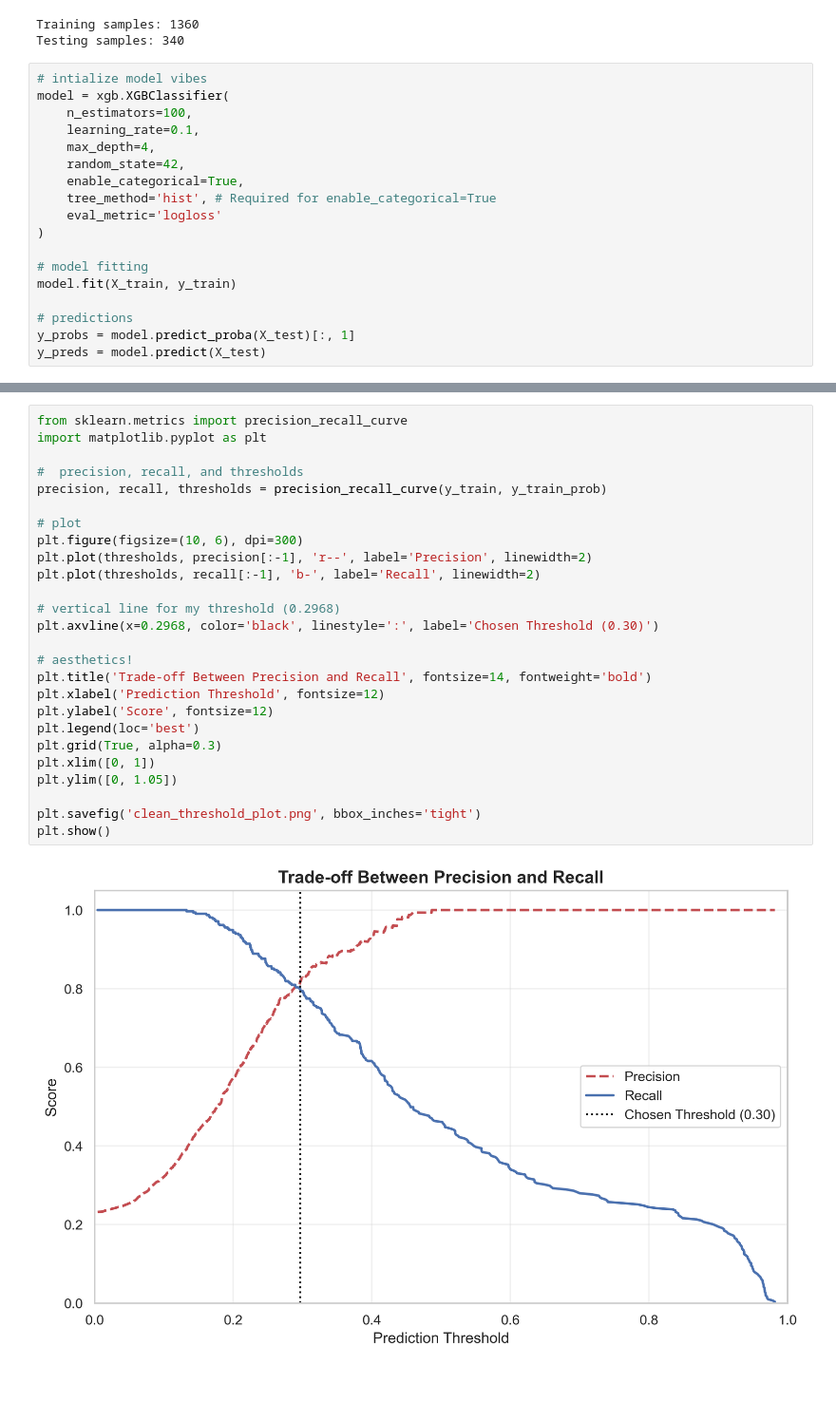
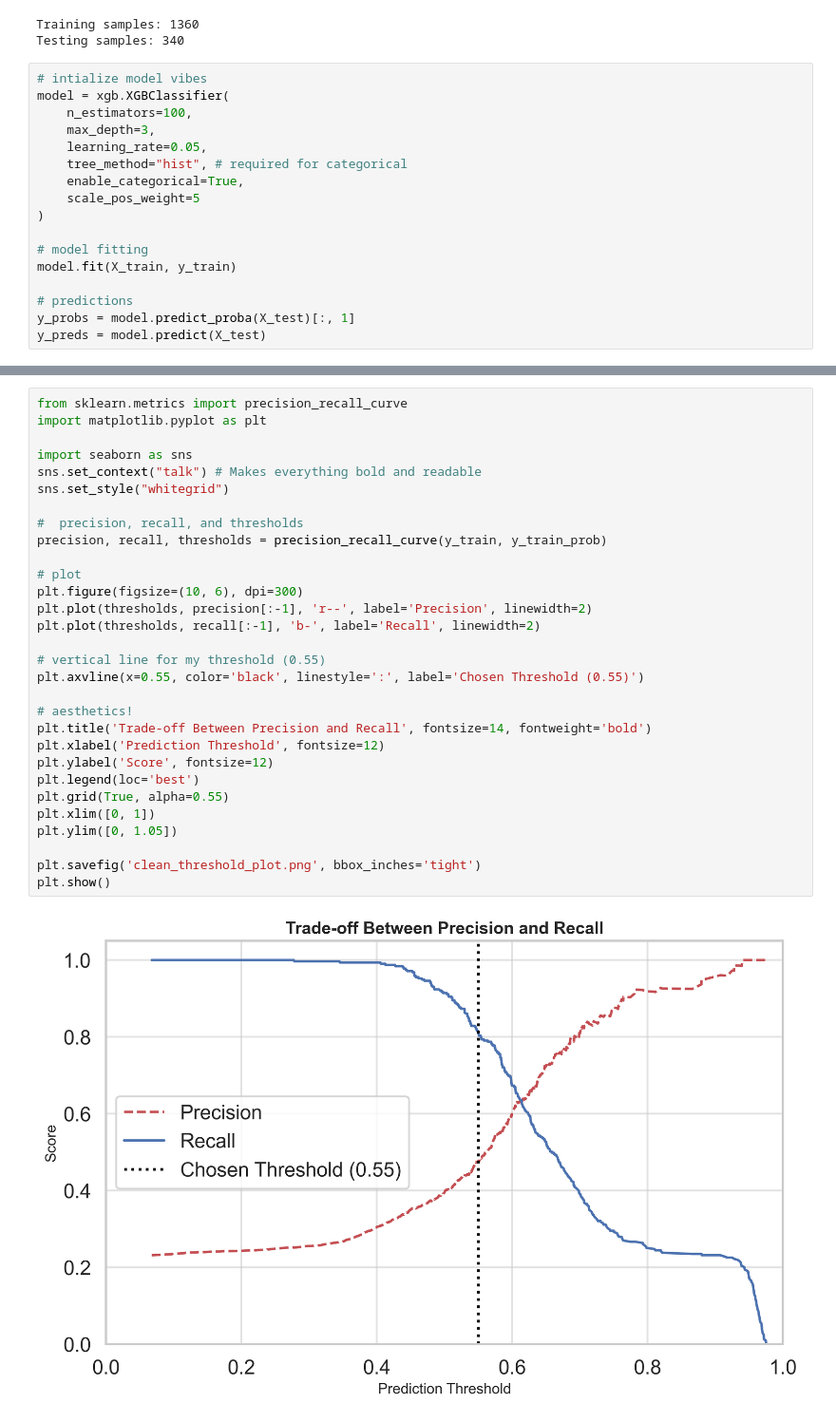
Before and after one commit to maxxhvo/Myocardial-Infarction-ML-Project, a Jupyter notebook: XG_Boost_Modeling/xgboost.ipynb, the cells around one changed output, grey strips where cells are left out. Shown at 95% size. Cells and saved outputs as stored; diff of their text form; blank space fills up the shorter version.

```diff
--- a/XG_Boost_Modeling/xgboost.ipynb
+++ b/XG_Boost_Modeling/xgboost.ipynb
@@ -55,12 +55,11 @@ Testing samples: 340
 # intialize model vibes
 model = xgb.XGBClassifier(
     n_estimators=100,
-    learning_rate=0.1,
-    max_depth=4,
-    random_state=42,
+    max_depth=3,
+    learning_rate=0.05,
+    tree_method="hist", # required for categorical
     enable_categorical=True,
-    tree_method='hist', # Required for enable_categorical=True
-    eval_metric='logloss'
+    scale_pos_weight=5
 )
 
 # model fitting
@@ -200,28 +219,32 @@ ConfusionMatrixDisplay(cm).plot()
 # %%
 from sklearn.metrics import precision_recall_curve
 import matplotlib.pyplot as plt
+
+import seaborn as sns
+sns.set_context("talk") # Makes everything bold and readable
+sns.set_style("whitegrid")
 
 #  precision, recall, and thresholds
 precision, recall, thresholds = precision_recall_curve(y_train, y_train_prob)
 
 # plot
 plt.figure(figsize=(10, 6), dpi=300)
 plt.plot(thresholds, precision[:-1], 'r--', label='Precision', linewidth=2)
 plt.plot(thresholds, recall[:-1], 'b-', label='Recall', linewidth=2)
 
-# vertical line for my threshold (0.2968)
-plt.axvline(x=0.2968, color='black', linestyle=':', label='Chosen Threshold (0.30)')
+# vertical line for my threshold (0.55)
+plt.axvline(x=0.55, color='black', linestyle=':', label='Chosen Threshold (0.55)')
 
 # aesthetics!
 plt.title('Trade-off Between Precision and Recall', fontsize=14, fontweight='bold')
 plt.xlabel('Prediction Threshold', fontsize=12)
 plt.ylabel('Score', fontsize=12)
 plt.legend(loc='best')
-plt.grid(True, alpha=0.3)
+plt.grid(True, alpha=0.55)
 plt.xlim([0, 1])
 plt.ylim([0, 1.05])
 
 plt.savefig('clean_threshold_plot.png', bbox_inches='tight')
 plt.show()
 # %% [output]
-[figure, old version]
+[figure, new version]
```
Also changed, not shown: parts of 7 cells of this notebook, 4 other files.
